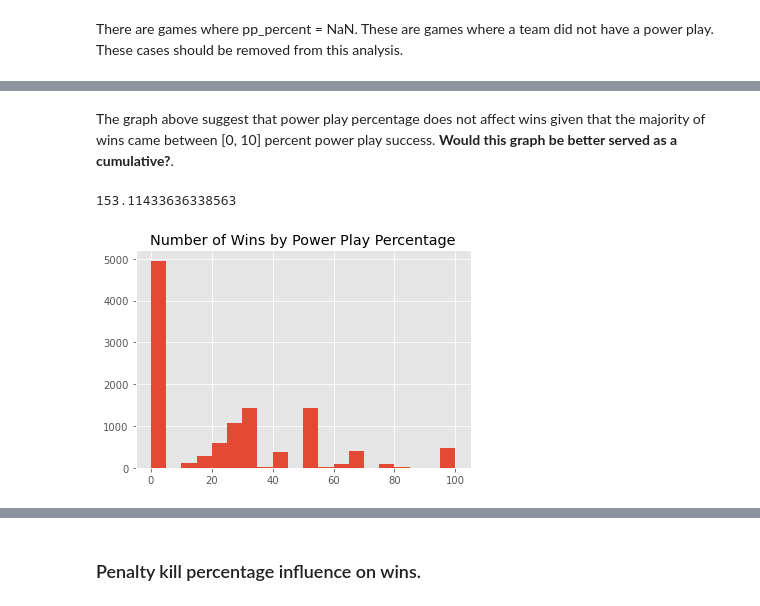
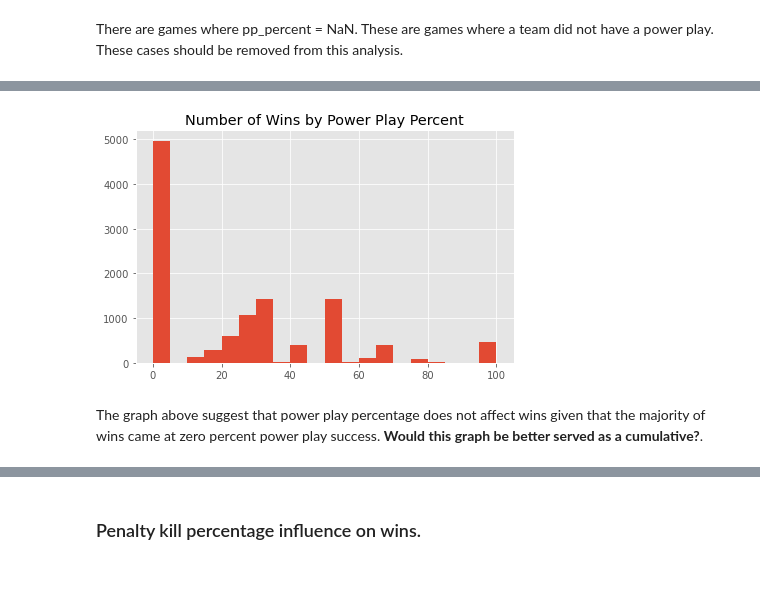
Before and after one commit to jkh-code/nhl-win-factors-analysis, a Jupyter notebook: notebooks/nhl-win-factors-analysis-eda.ipynb, the cells around one changed output, grey strips where cells are left out. Cells and saved outputs as stored; diff of their text form; code cells hidden in the pictures; blank space fills up the shorter version.

```diff
--- a/notebooks/nhl-win-factors-analysis-eda.ipynb
+++ b/notebooks/nhl-win-factors-analysis-eda.ipynb
@@ -261,4 +250,0 @@ pp_wins.head()
-# %%
-fig, ax = plt.subplots()
-ax.plot(pp_wins['pp_percent'], pp_wins['gp'])
-ax.set_title('Number of Wins by Power Play Percentage');
@@ -266,0 +269,9 @@ ax.set_title('Number of Wins by Power Play Percentage');
+# %%
+def plot_win_hist(s: pd.Series, title: str, bins: int=20):
+    fig, ax = plt.subplots()
+    ax.hist(s, bins=bins)
+    ax.set_title(title)
+    fig.tight_layout();
+# %%
+pp_data = df.loc[df['outcome']=='Win', ['pp_percent', 'gp']]
+pp_data.head()
@@ -267,12 +295,6 @@ ax.set_title('Number of Wins by Power Play Percentage');
+# %%
+plot_win_hist(pp_data['pp_percent'], 'Number of Wins by Power Play Percent')
+# %% [output]
+[figure, added]
 # %% [markdown]
-The graph above suggest that power play percentage does not affect wins given that the majority of wins came between [0, 10] percent power play success. **Would this graph be better served as a cumulative?**.
+The graph above suggest that power play percentage does not affect wins given that the majority of wins came at zero percent power play success. **Would this graph be better served as a cumulative?**.
-# %%
-np.sqrt(df.shape[0])
-# %% [output]
-153.11433636338563
-# %%
-fig, ax = plt.subplots()
-ax.hist(df.loc[df['outcome']=='Win', ['pp_percent']], bins=20)
-ax.set_title('Number of Wins by Power Play Percentage');
-# %% [output]
-[figure, removed]
```
Also changed, not shown: parts of 38 cells of this notebook.
